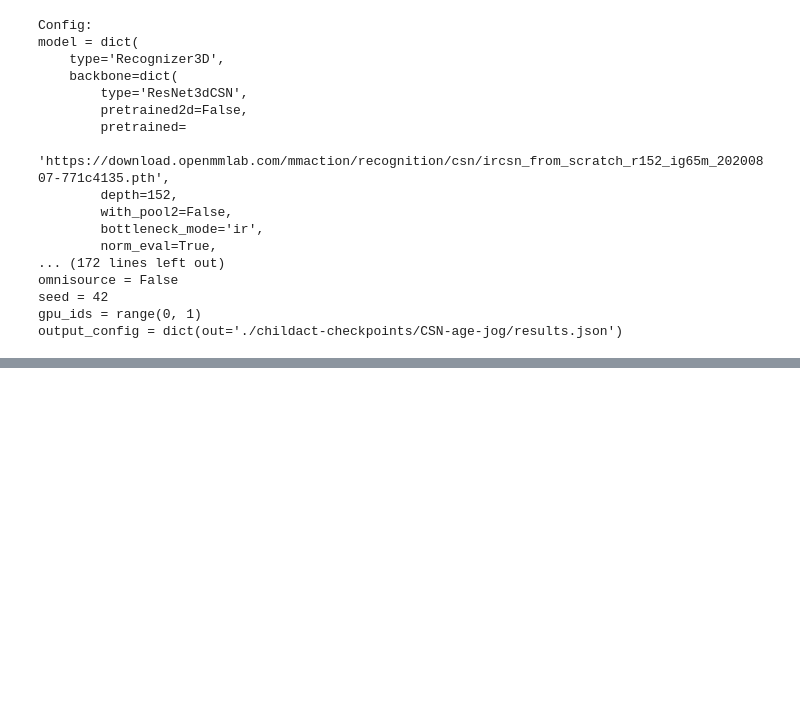
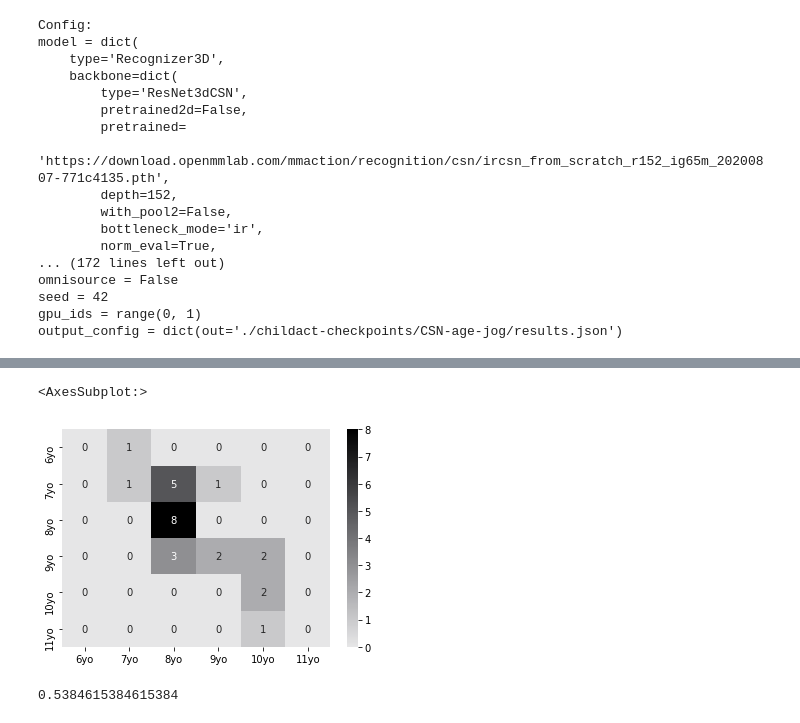
Before and after one commit to androbaza/CV-child-action-recognition, a Jupyter notebook: Gender recognition split by classes.ipynb, the cells around one changed output, grey strips where cells are left out. Drawn from its saved outputs; the diff is of its cells as text; code cells hidden in the pictures; blank space fills up the shorter version.

```diff
--- a/Gender recognition split by classes.ipynb
+++ b/Gender recognition split by classes.ipynb
@@ -1030,0 +1288,5 @@ print(mean_error)
+# %%
+import pickle
+
+with open(f"{cfg.work_dir}/model50e", 'wb') as f:
+    pickle.dump(model, f)
@@ -1030,0 +1311,27 @@ print(mean_error)
+# %%
+from mmaction.apis import single_gpu_test
+from mmaction.datasets import build_dataloader
+from mmcv.parallel import MMDataParallel
+# from mmaction.models import build_model
+# from mmaction.datasets import build_dataset
+
+# model = build_model(cfg.model, train_cfg=cfg.get('train_cfg'), test_cfg=cfg.get('test_cfg'))
+# Build a test dataloader
+dataset = build_dataset(cfg.data.test, dict(test_mode=True))
+data_loader = build_dataloader(
+        dataset,
+        videos_per_gpu=1,
+        workers_per_gpu=1,
+        dist=False,
+        shuffle=False)
+model = MMDataParallel(model, device_ids=[0])
+outputs = single_gpu_test(model, data_loader)
+
+eval_config = cfg.evaluation
+eval_config.pop('interval')
+eval_res = dataset.evaluate(outputs, **eval_config)
+for name, val in eval_res.items():
+    print(f'{name}: {val:.04f}')
+
+output_config = cfg.output_config
+dataset.dump_results(outputs, **output_config)
@@ -1030,0 +1351,20 @@ print(mean_error)
+# %%
+import seaborn as sns
+import numpy as np
+from mmaction.core import confusion_matrix
+
+gt_labels = [ann['label'] for ann in dataset.load_annotations()]
+pred = np.argmax(outputs, axis=1)
+cf_mat = confusion_matrix(pred, gt_labels).astype(float)
+cmap = sns.cubehelix_palette(50, hue=0.05, rot=0, light=0.9, dark=0, as_cmap=True)
+# /np.sum(cf_mat), fmt='.2%',
+sns.heatmap(cf_mat, cmap=cmap, annot=True, xticklabels = ['6yo', '7yo', '8yo', '9yo', '10yo', '11yo'], yticklabels = ['6yo', '7yo', '8yo', '9yo', '10yo', '11yo'])
+# sns.heatmap(cf_mat, cmap=cmap, annot=True, xticklabels = ['7yo', '8yo', '9yo', '10yo'], yticklabels = ['7yo', '8yo', '9yo', '10yo'])
+# %% [output]
+<AxesSubplot:>
+[figure, added]
+# %%
+mean_error = (1+5+2+5+1)/26 #number of all tested videos
+print(mean_error)
+# %% [output]
+0.5384615384615384
```
Also changed, not shown: parts of 12 cells of this notebook.
